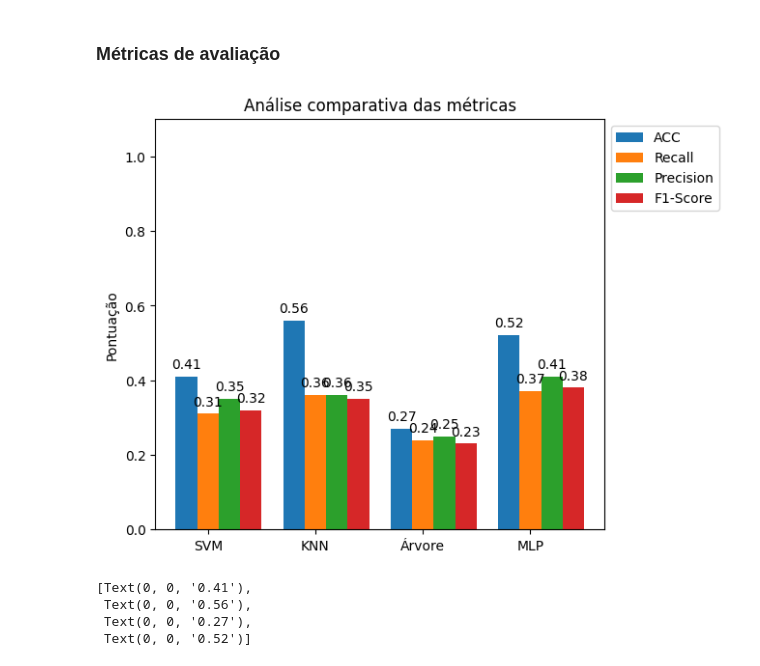
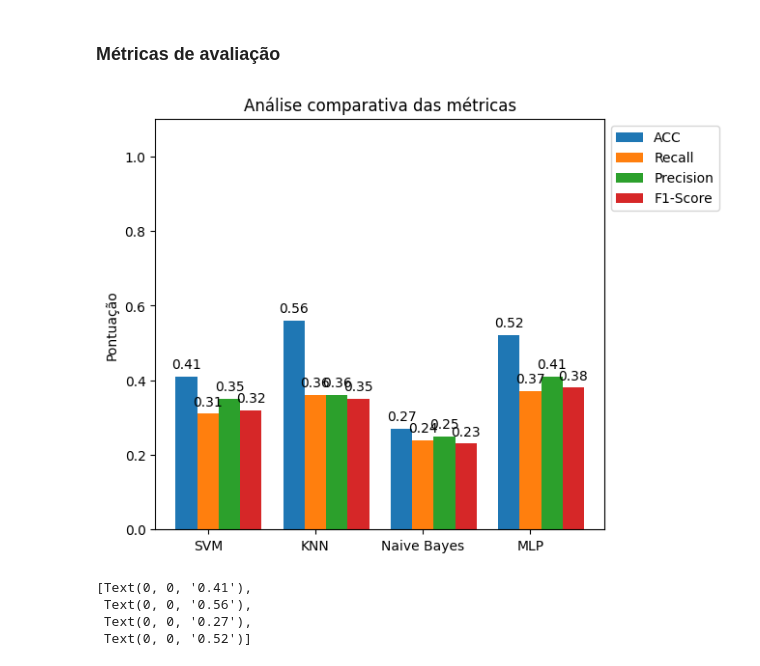
Before and after one commit to IagoMagalhaes23/BBP1034---JOGOS-DINAMICOS, a Jupyter notebook: Trabalho 1/questao 02.ipynb, the cells around one changed output. Drawn from its saved outputs; the diff is of its cells as text; code cells hidden in the pictures.

```diff
--- a/Trabalho 1/questao 02.ipynb
+++ b/Trabalho 1/questao 02.ipynb
@@ -235,36 +235,36 @@ precisionMLP = round(metrics.precision_score(y_test, predMLP, average='macro'),
 import matplotlib.pyplot as plt
 import numpy as np
 
-algoritms = ("SVM", "KNN", "Árvore", "MLP")
+algoritms = ("SVM", "KNN", "Naive Bayes", "MLP")
 mtc = {
     'ACC': (accSVM, accNaiveBayes, accKNN, accMLP),
     'Recall': (recallSVM, recallNaiveBayes, recallKNN, recallMLP),
     'Precision':(precisionSVM, precisionNaiveBayes, precisionKNN, precisionMLP),
     'F1-Score': (f1scoreSVM, f1scoreNaiveBayes, f1scoreKNN, f1scoreMLP),
 }
 
 x = np.arange(len(algoritms))
 width = 0.2
 multiplier = 0
 
 fig, ax = plt.subplots(layout='constrained')
 bar_colors = ['tab:red', 'tab:blue', 'tab:red', 'tab:orange']
 
 for attribute, measurement in mtc.items():
     offset = width * multiplier
     rects = ax.bar(x + offset, measurement, width, label=attribute)
     ax.bar_label(rects, padding=4)
     multiplier += 1
 
 ax.set_ylabel('Pontuação')
 ax.set_title('Análise comparativa das métricas')
 ax.set_xticks(x + width, algoritms)
 ax.legend(bbox_to_anchor=(1.27, 1), loc='upper right')
 ax.set_ylim(0, 1.1)
 
 plt.show()
 # %% [output]
-[figure, old version]
+[figure, new version]
 # %%
 algoritmos = ['SVM', 'Naive Bayes', 'KNN', 'MLP']
 acc = [accSVM, accNaiveBayes, accKNN, accMLP]
```
Also changed, not shown: 1 other file.
